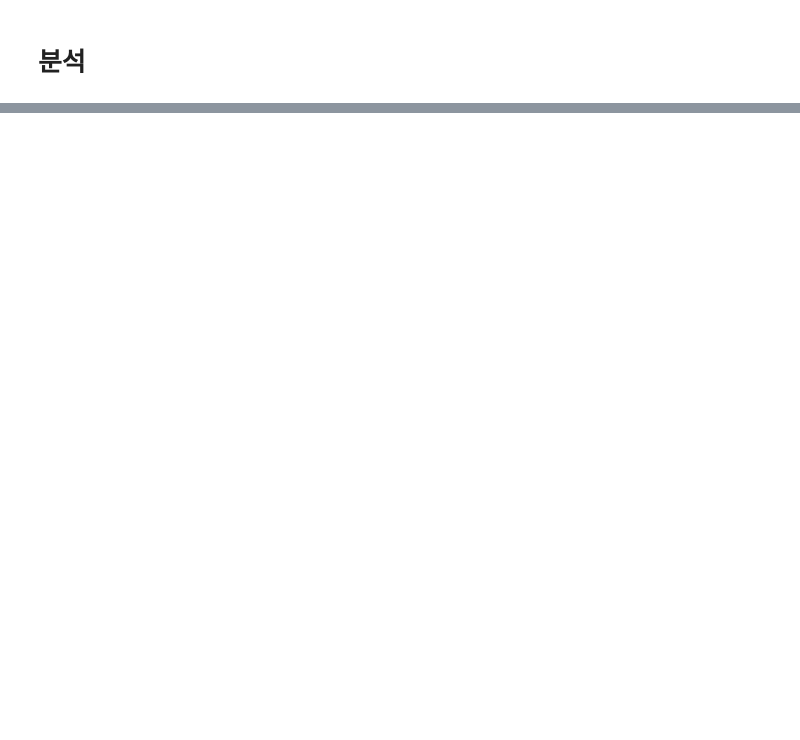
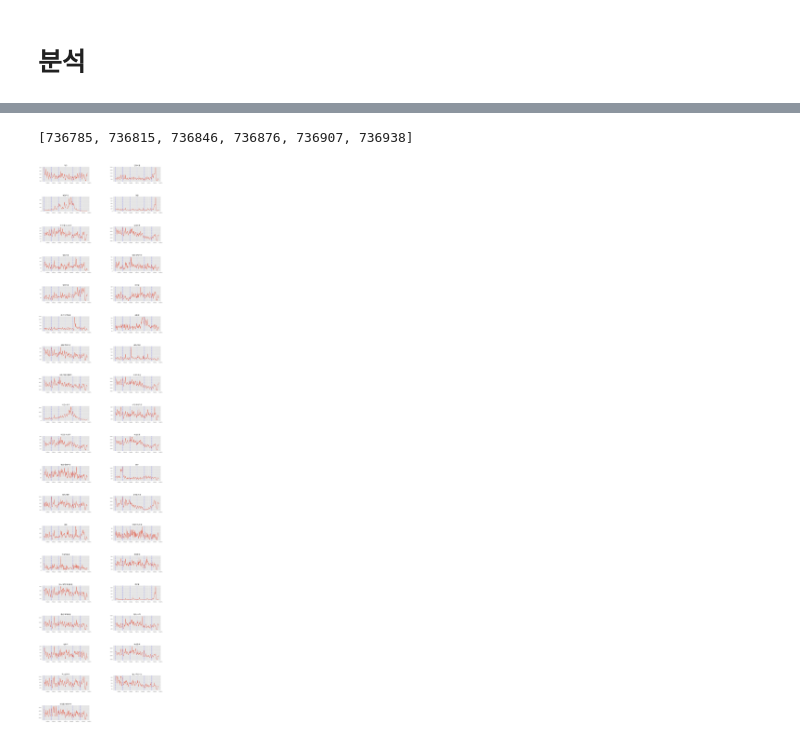
Before and after one commit to meucham11/Python3, a Jupyter notebook: Project/lpoint/01_lpoint_analysis.ipynb, the cells around one changed output, grey strips where cells are left out. Saved outputs shown, nothing was run; the diff lists cells and outputs as text; code cells hidden in the pictures; blank space fills up the shorter version.

```diff
--- a/Project/lpoint/01_lpoint_analysis.ipynb
+++ b/Project/lpoint/01_lpoint_analysis.ipynb
@@ -84,0 +101,3 @@ del prod_sess
+# %%
+# 시간에 따라 변화하는그래프를 그리기 위해서 COUNT_DAY를 추가해준다.
+pscm['COUNT_DAY']=pscm['SESS_DT'].apply(lambda x: x.toordinal())
@@ -86,0 +127,2 @@ del prod_sess
+# %%
+day_count=pscm.groupby(['CLAC1_NM','COUNT_DAY'])['CLNT_ID'].agg({'count':len}).reset_index()
@@ -86,0 +156,30 @@ del prod_sess
+# %%
+# 해당 자료 기간 y년m월1일을 생성하고 days로 환산해준다. (아래 파란선을 그리기 위함)
+yearmonth_list=pd.date_range(min(pscm['SESS_DT']),max(pscm['SESS_DT']), freq='MS').tolist()
+# %%
+count_day1=[i.toordinal() for i in yearmonth_list]
+count_day1
+# %% [output]
+[736785, 736815, 736846, 736876, 736907, 736938]
+# %%
+plt.figure(figsize=(15,70))
+plt.subplots_adjust(left = 0, bottom = 0, right = 1, top = 1, hspace = 1, wspace = 0.5)
+cols = 2
+rows = 19
+
+for i in range(1,38):
+
+    data=day_count[day_count['CLAC1_NM']==day_count['CLAC1_NM'].unique()[i-1]]
+
+    plt.subplot(rows, cols, i)
+
+    plt.plot(data['COUNT_DAY'],data['count'])
+
+    plt.title(day_count['CLAC1_NM'].unique()[i-1])
+    for j in count_day1:
+        plt.axvline(x=j, color='b', linestyle=':', linewidth=2)
+
+
+plt.show()
+# %% [output]
+[figure, added]
```
Also changed, not shown: parts of 35 cells of this notebook, 1 other file.
